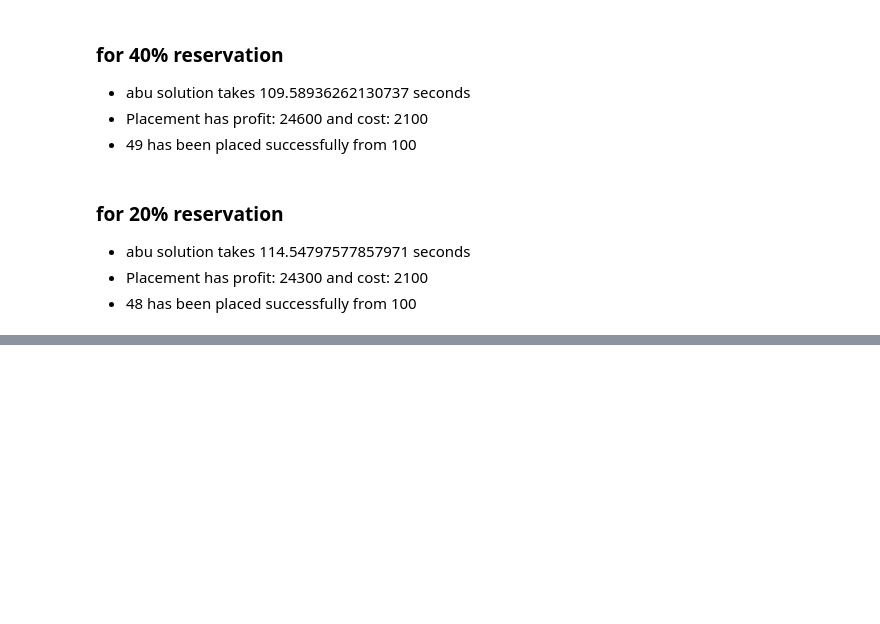
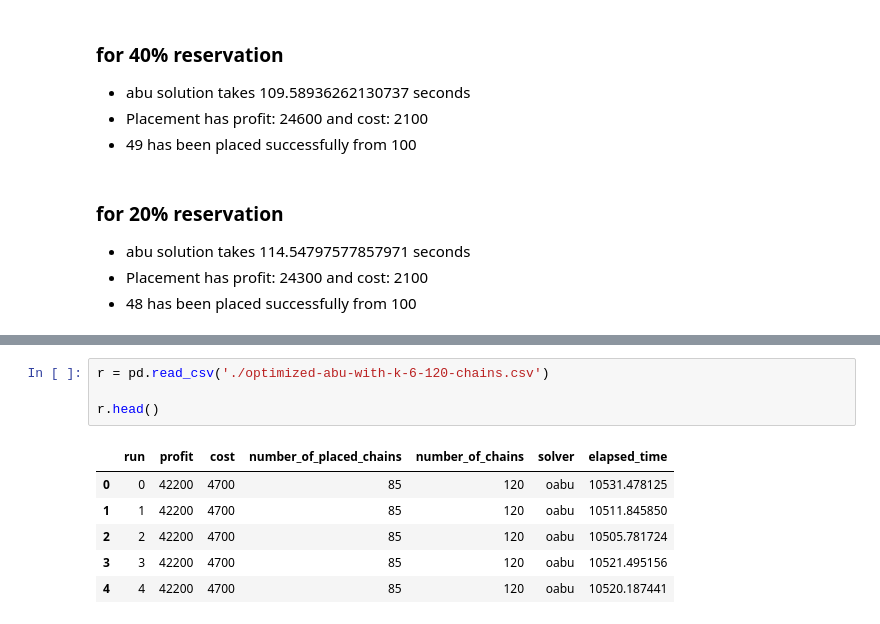
Before and after one commit to reinnet/jsd-mp, a Jupyter notebook: results/report/main.ipynb, the cells around one changed output, grey strips where cells are left out. Drawn from its saved outputs; the diff is of its cells as text; blank space fills up the shorter version.

```diff
--- a/results/report/main.ipynb
+++ b/results/report/main.ipynb
@@ -91,0 +82,11 @@ ax.legend()
+# %%
+r = pd.read_csv('./optimized-abu-with-k-6-120-chains.csv')
+
+r.head()
+# %% [output]
+|  | run | profit | cost | number_of_placed_chains | number_of_chains | solver | elapsed_time |
+| 0 | 0 | 42200 | 4700 | 85 | 120 | oabu | 10531.478125 |
+| 1 | 1 | 42200 | 4700 | 85 | 120 | oabu | 10511.845850 |
+| 2 | 2 | 42200 | 4700 | 85 | 120 | oabu | 10505.781724 |
+| 3 | 3 | 42200 | 4700 | 85 | 120 | oabu | 10521.495156 |
+| 4 | 4 | 42200 | 4700 | 85 | 120 | oabu | 10520.187441 |
```
Also changed, not shown: parts of 21 cells of this notebook, 4 other files.
